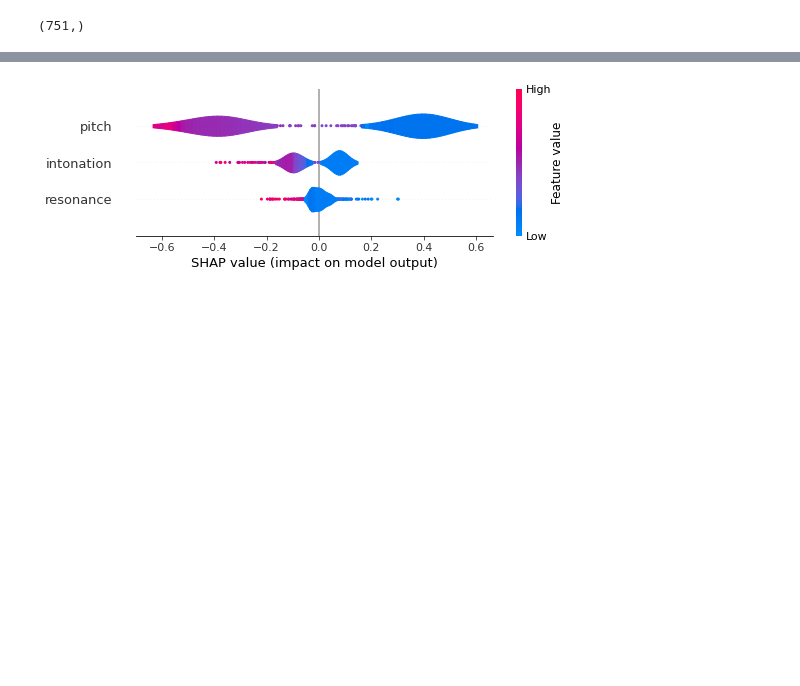
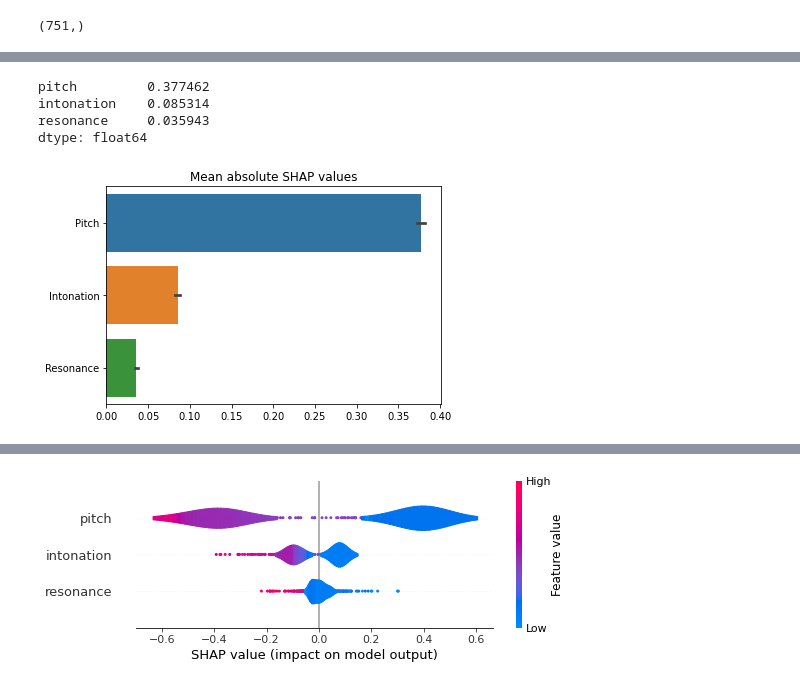
Before and after one commit to jakeane/gender_recognition, a Jupyter notebook: test_models.ipynb, the cells around one changed output, grey strips where cells are left out. Drawn from its saved outputs; the diff is of its cells as text; code cells hidden in the pictures; blank space fills up the shorter version.

```diff
--- a/test_models.ipynb
+++ b/test_models.ipynb
@@ -185,3 +193,17 @@ Text(0.5, 1.0, 'Distribution of shap values')
+# %%
+
+columns = shap_df.apply(np.abs).mean().sort_values(ascending=False).index
+sns.barplot(data=shap_df[columns].apply(np.abs), orient='h')
+plt.title("Mean absolute SHAP values")
+plt.yticks(labels=['Pitch', 'Intonation', 'Resonance'], ticks=[0, 1, 2])
+
+plt.show()
+# %% [output]
+pitch         0.377462
+intonation    0.085314
+resonance     0.035943
+dtype: float64
+[figure, added]
 # %%
 shap.plots.bar(shap_test)
 # %% [output]
```
Also changed, not shown: parts of 10 cells of this notebook, 6 other files.
